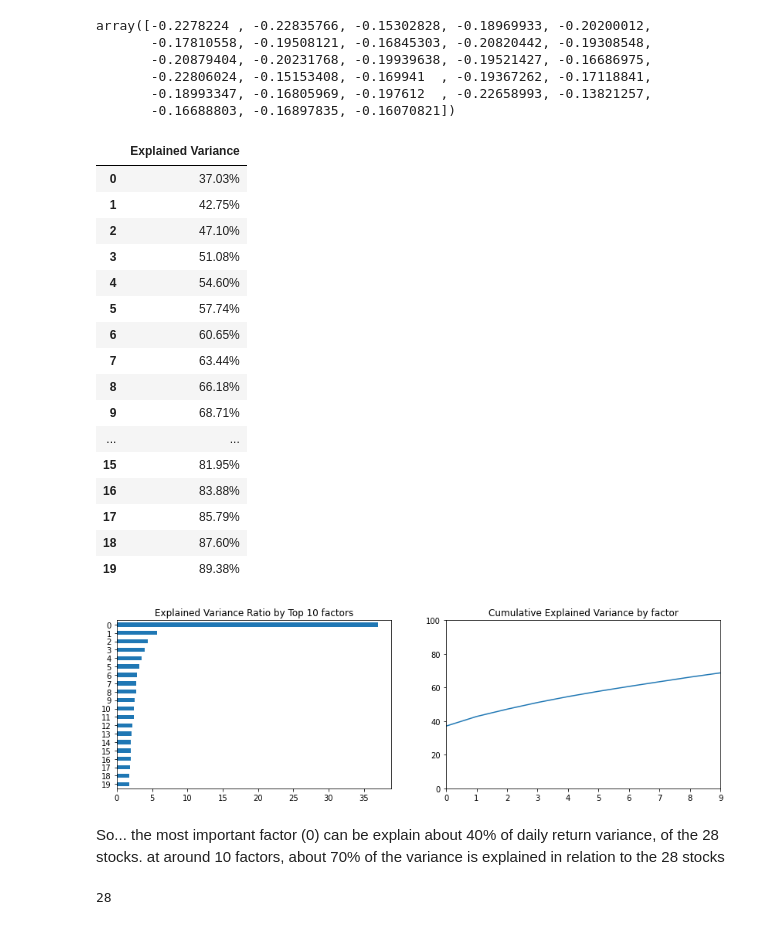
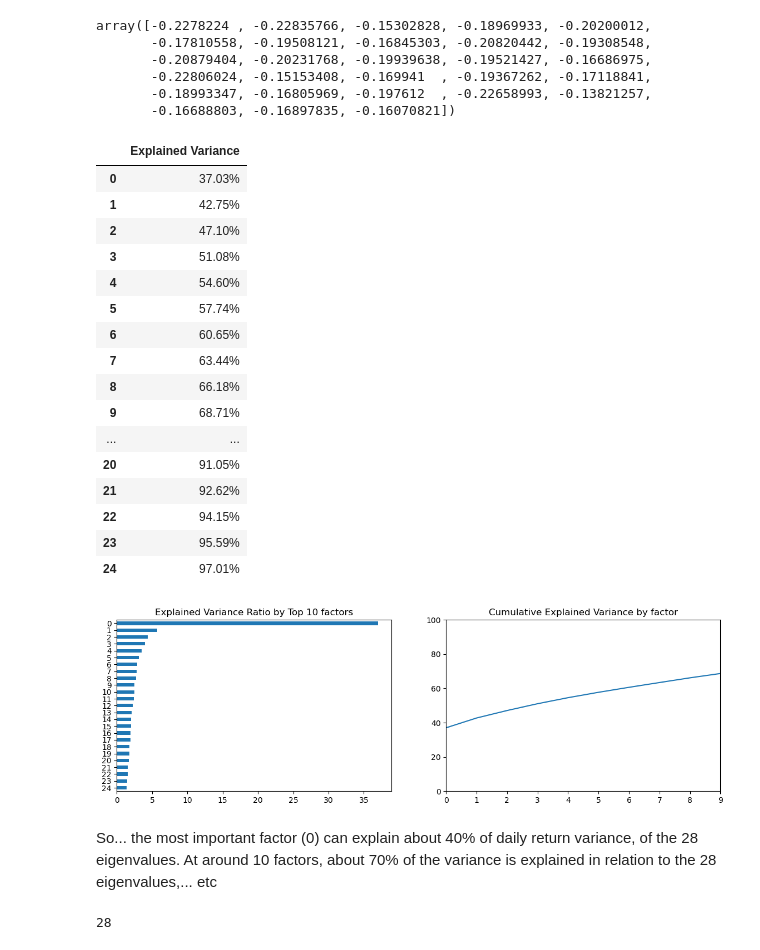
Before and after one commit to MallowATN/ML_projects, a Jupyter notebook: Finance/Stock Market/Asset Allocation/DJIA_Eigen_Portfolio.ipynb, the cells around one changed output. Cells and saved outputs as stored; diff of their text form; code cells hidden in the pictures.

```diff
--- a/Finance/Stock Market/Asset Allocation/DJIA_Eigen_Portfolio.ipynb
+++ b/Finance/Stock Market/Asset Allocation/DJIA_Eigen_Portfolio.ipynb
@@ -16,7 +15,7 @@ from sklearn.preprocessing import StandardScaler
 # %%
 # Dataset is from DOW30 DJIA and its stock from Yahoo Finance... Adj Returns from 2000 to 2019
 # %%
-df = pd.read_csv('UL_Clustering/data/dow_adjcloses.csv', index_col=0)
+df = pd.read_csv('data/dow_adjcloses.csv', index_col=0)
 # %%
 df.head(5)
 # %% [output]
@@ -110,6 +109,6 @@ df.isnull().values.any()
 # %% [output]
 False
 # %%
-df = df.fillna(method='ffill')
+# df = df.fillna(method='ffill')
 # %%
 df_return = df.pct_change(1) #daily linear return
@@ -122,6 +121,7 @@ All the variables should be on the same scale before applying PCA... mean=0, var
 scaler = StandardScaler().fit(df_return)
 # %%
 rs_df = pd.DataFrame(scaler.fit_transform(df_return),columns = df_return.columns, index = df_return.index)
-# df_return.dropna(how='any', inplace=True)
-# rs_df.dropna(how='any', inplace=True)
-# rs_df.head(5)
+# rescaledDataset = pd.DataFrame(scaler.fit_transform(df_return),columns = df_return.columns, index = df_return.index)
+df_return.dropna(how='any', inplace=True)
+rs_df.dropna(how='any', inplace=True)
+rs_df.head(5)
@@ -174,35 +183,35 @@ array([-0.2278224 , -0.22835766, -0.15302828, -0.18969933, -0.20200012,
        -0.18993347, -0.16805969, -0.197612  , -0.22658993, -0.13821257,
        -0.16688803, -0.16897835, -0.16070821])
 # %%
-NumEigenvalues=20
+NumEigenvalues=25
 fig, axes = plt.subplots(ncols=2, figsize=(14,4))
 Series1 = pd.Series(pca.explained_variance_ratio_[:NumEigenvalues]).sort_values()*100
 Series2 = pd.Series(pca.explained_variance_ratio_[:NumEigenvalues]).cumsum()*100
 Series1.plot.barh(ylim=(0,9), label="woohoo",title='Explained Variance Ratio by Top 10 factors',ax=axes[0]);
 Series2.plot(ylim=(0,100),xlim=(0,9),ax=axes[1], title='Cumulative Explained Variance by factor');
 # explained_variance
 pd.Series(np.cumsum(pca.explained_variance_ratio_)).to_frame('Explained Variance').head(NumEigenvalues).style.format('{:,.2%}'.format)
 # %% [output]
 |  | Explained Variance |
 | 0 | 37.03% |
 | 1 | 42.75% |
 | 2 | 47.10% |
 | 3 | 51.08% |
 | 4 | 54.60% |
 | 5 | 57.74% |
 | 6 | 60.65% |
 | 7 | 63.44% |
 | 8 | 66.18% |
 | 9 | 68.71% |
 | ... | ... |
-| 15 | 81.95% |
-| 16 | 83.88% |
-| 17 | 85.79% |
-| 18 | 87.60% |
-| 19 | 89.38% |
+| 20 | 91.05% |
+| 21 | 92.62% |
+| 22 | 94.15% |
+| 23 | 95.59% |
+| 24 | 97.01% |
-[figure, old version]
+[figure, new version]
 # %% [markdown]
-So... the most important factor (0) can be explain about 40% of daily return variance, of the 28 stocks. at around 10 factors, about 70% of the variance is explained in relation to the 28 stocks
+So... the most important factor (0) can explain about 40% of daily return variance, of the 28 eigenvalues. At around 10 factors, about 70% of the variance is explained in relation to the 28 eigenvalues,... etc
 # %%
 len(pca.components_)
 # %% [output]
```
Also changed, not shown: parts of 10 cells of this notebook, 12 other files.
